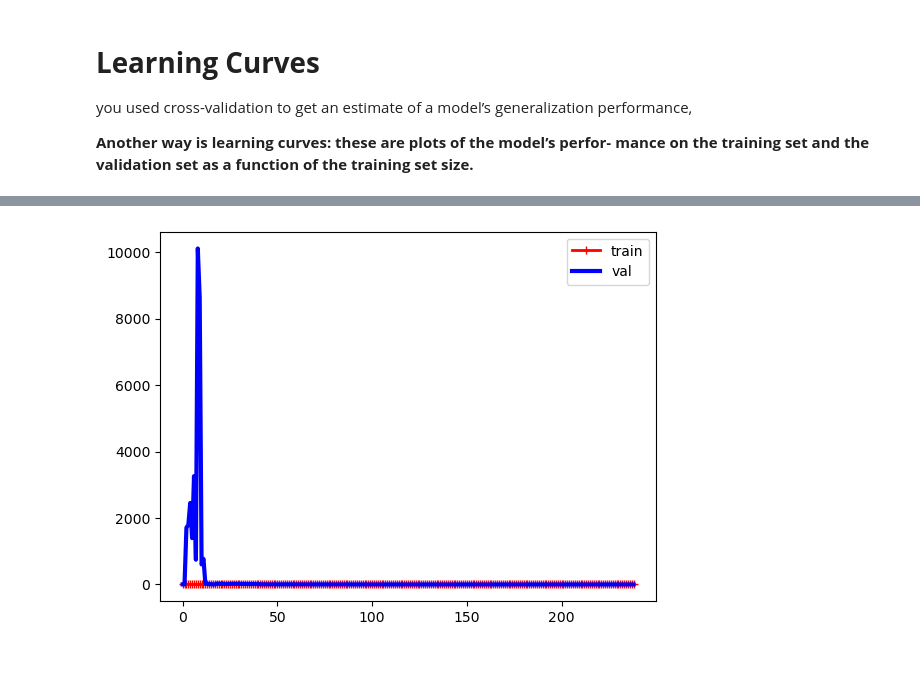
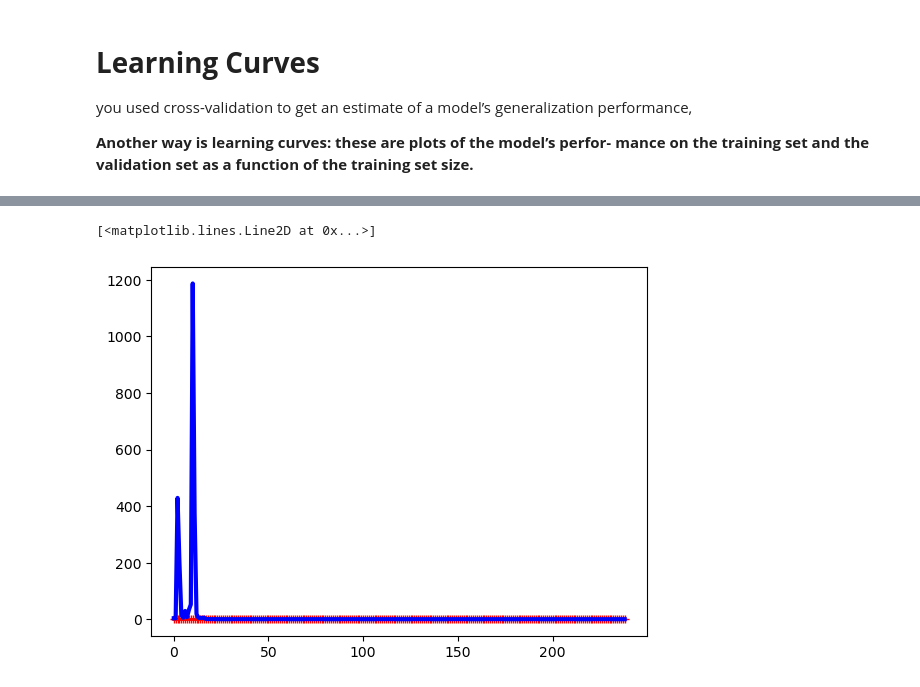
Before and after one commit to Haseebi-khan/MachineLearning, a Jupyter notebook: Hand_On_ML/Chapter4TrainingModels.ipynb, the cells around one changed output, grey strips where cells are left out. Drawn from its saved outputs; the diff is of its cells as text; code cells hidden in the pictures.

```diff
--- a/Hand_On_ML/Chapter4TrainingModels.ipynb
+++ b/Hand_On_ML/Chapter4TrainingModels.ipynb
@@ -420,10 +409,28 @@ plot_learning_curves(lr, X, y)
-# %%
-from sklearn.pipeline import Pipeline
-polynomial_regression = Pipeline((
-("poly_features", PolynomialFeatures(degree=10, include_bias=False)),
-("sgd_reg", LinearRegression()),
-))
-
-plot_learning_curves(polynomial_regression, X, y)
-# %% [output]
-[figure, removed]
+# %%
+from sklearn.pipeline import Pipeline
+
+polynomial_regression = Pipeline((
+("poly_features", PolynomialFeatures(degree=10, include_bias=False)),
+("sgd_reg", LinearRegression()),
+))
+
+y = y.ravel()
+
+X_train, X_val, y_train, y_val = train_test_split(X, y, test_size=0.2)
+train_errors, val_errors = [], []
+
+for m in range(1, len(X_train)):
+
+    polynomial_regression.fit(X_train[:m], y_train[:m])
+
+    y_train_predict = polynomial_regression.predict(X_train[:m])
+    y_val_predict = polynomial_regression.predict(X_val)
+
+    train_errors.append(mean_squared_error(y_train_predict, y_train[:m]))
+    val_errors.append(mean_squared_error(y_val_predict, y_val))
+
+plt.plot(np.sqrt(train_errors), "r-+", linewidth=2, label="train")
+plt.plot(np.sqrt(val_errors), "b-", linewidth=3, label="val")
+# %% [output]
+[<matplotlib.lines.Line2D at 0x...>]
+[figure, added]
```
Also changed, not shown: parts of 24 cells of this notebook.
